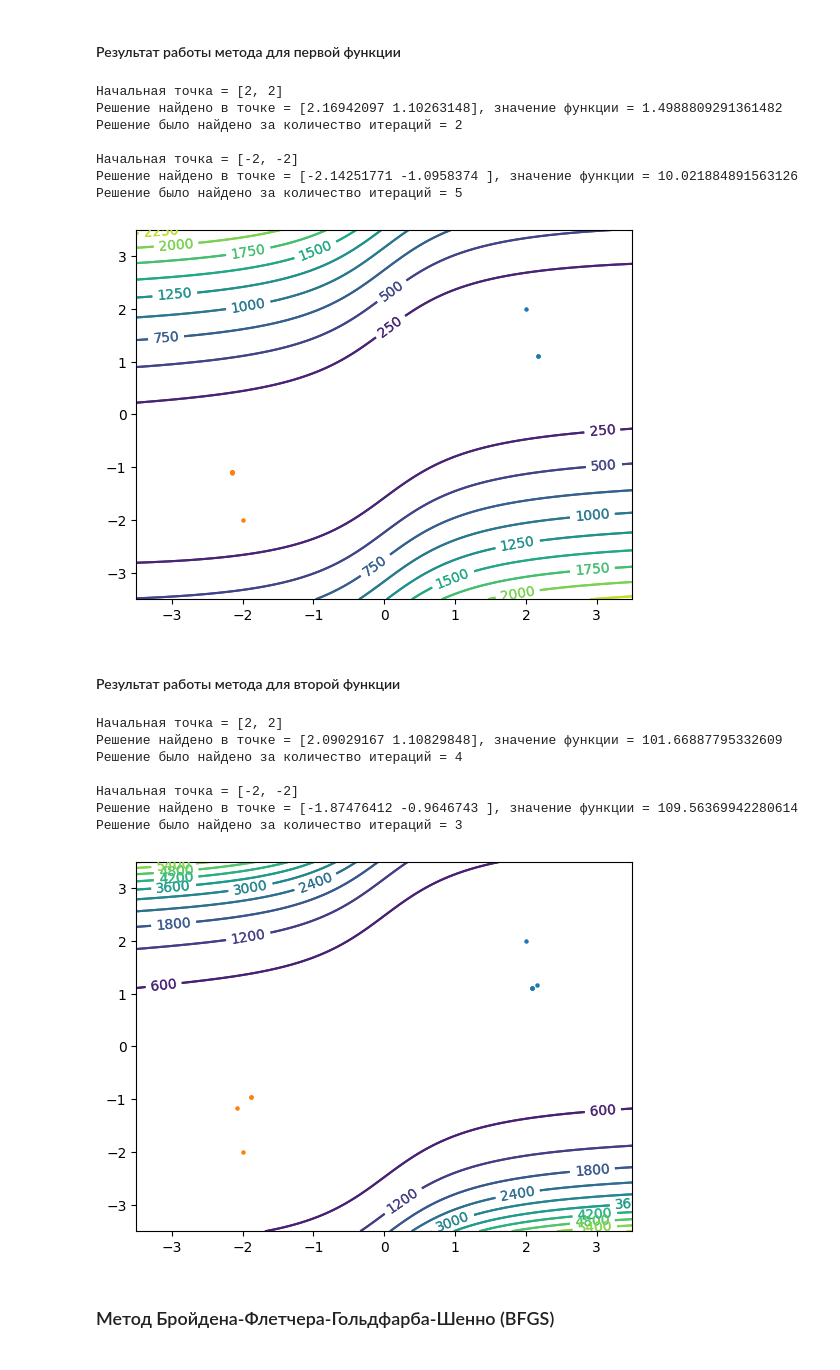
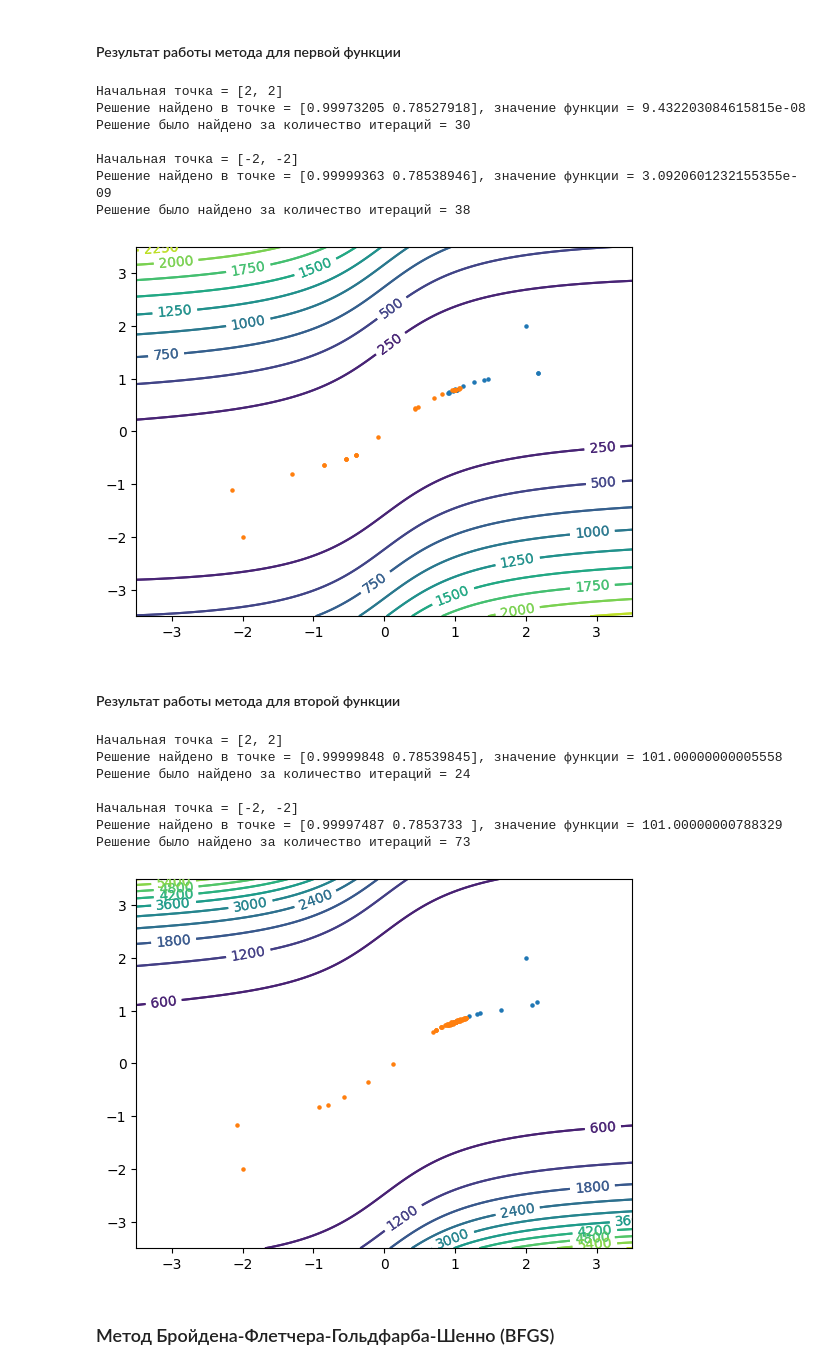
Before and after one commit to Ivan-Yagilev/Optimization_methods_labs, a Jupyter notebook: second_labs/several variables2.ipynb, the cells around one changed output. Cells and saved outputs as stored; diff of their text form; code cells hidden in the pictures.

```diff
--- a/second_labs/several variables2.ipynb
+++ b/second_labs/several variables2.ipynb
@@ -538,7 +536,7 @@ def DFP(func, xb, maxiter, eps):
     gPrev = np.array([g1, g2])
 
     H = np.eye(2)
-    p = - H.dot(gPrev)
+    p = - np.dot(H, gPrev)
 
     for j in range(maxiter):
         x_lst.append(xk)
@@ -552,14 +550,15 @@ def DFP(func, xb, maxiter, eps):
 
         y = gNext - gPrev
 
-        Hmuly = H.dot(y)
+        Hmuly = np.dot(H, y)
         Hmulyy = np.dot(Hmuly, y)
+        Hmulyy_outer = np.outer(Hmuly, y)
 
-        H = H - np.dot(Hmulyy, H) / Hmulyy + alpha * (p.dot(p) / np.dot(p, y))
+        H = H - np.dot(Hmulyy_outer, H) / Hmulyy + alpha * (np.outer(p, p) / np.dot(p, y))
 
-        p = - H.dot(gPrev)
+        p = - np.dot(H, gPrev)
 
-        ng = np.linalg.norm(xNext - xk)
+        ng = np.linalg.norm(y)
 
         if ng < eps:
             exitflag = 1
@@ -584,31 +583,31 @@ def DFP(func, xb, maxiter, eps):
 # %% [markdown]
 #### Результат работы метода для первой функции
 # %%
-DFP(f1, xb=[2, 2], maxiter=3000, eps=0.0001)
-DFP(f1, xb=[-2, -2], maxiter=3000, eps=0.0001)
+DFP(f1, xb=[2, 2], maxiter=3000, eps=0.00001)
+DFP(f1, xb=[-2, -2], maxiter=3000, eps=0.00001)
 # %% [output]
 Начальная точка = [2, 2]
-Решение найдено в точке = [2.16942097 1.10263148], значение функции = 1.4988809291361482
-Решение было найдено за количество итераций = 2
+Решение найдено в точке = [0.99973205 0.78527918], значение функции = 9.432203084615815e-08
+Решение было найдено за количество итераций = 30
 
 Начальная точка = [-2, -2]
-Решение найдено в точке = [-2.14251771 -1.0958374 ], значение функции = 10.021884891563126
-Решение было найдено за количество итераций = 5
+Решение найдено в точке = [0.99999363 0.78538946], значение функции = 3.0920601232155355e-09
+Решение было найдено за количество итераций = 38
-[figure, old version]
+[figure, new version]
 # %% [markdown]
 #### Результат работы метода для второй функции
 # %%
-DFP(f2, xb=[2, 2], maxiter=3000, eps=0.0001)
-DFP(f2, xb=[-2, -2], maxiter=3000, eps=0.0001)
+DFP(f2, xb=[2, 2], maxiter=3000, eps=0.00001)
+DFP(f2, xb=[-2, -2], maxiter=3000, eps=0.00001)
 # %% [output]
 Начальная точка = [2, 2]
-Решение найдено в точке = [2.09029167 1.10829848], значение функции = 101.66887795332609
-Решение было найдено за количество итераций = 4
+Решение найдено в точке = [0.99999848 0.78539845], значение функции = 101.00000000005558
+Решение было найдено за количество итераций = 24
 
 Начальная точка = [-2, -2]
-Решение найдено в точке = [-1.87476412 -0.9646743 ], значение функции = 109.56369942280614
-Решение было найдено за количество итераций = 3
+Решение найдено в точке = [0.99997487 0.7853733 ], значение функции = 101.00000000788329
+Решение было найдено за количество итераций = 73
-[figure, old version]
+[figure, new version]
 # %% [markdown]
 ### Метод Бройдена-Флетчера-Гольдфарба-Шенно (BFGS)
 # %%
```
Also changed, not shown: parts of 17 cells of this notebook, 3 other files.
